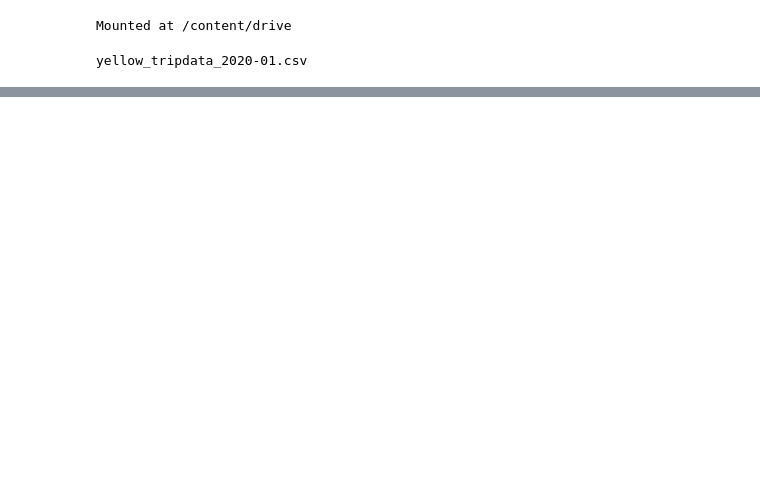
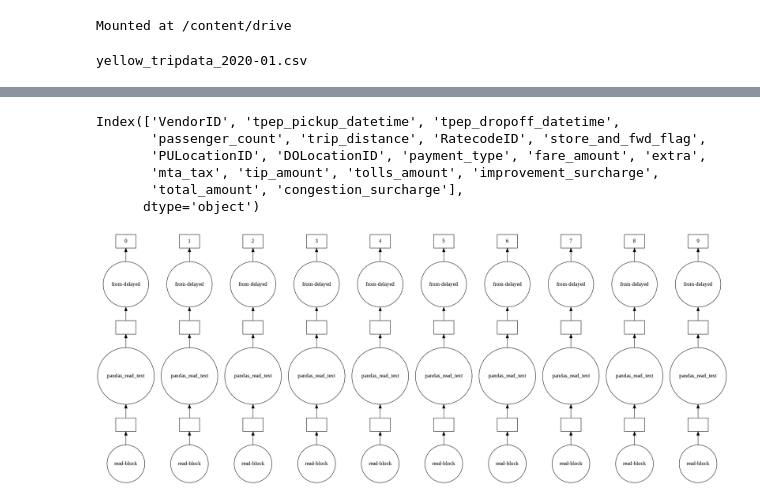
Before and after one commit to rj7shakya/mlpj, a Jupyter notebook: Taxi_Demand.ipynb, the cells around one changed output, grey strips where cells are left out. Saved outputs shown, nothing was run; the diff lists cells and outputs as text; code cells hidden in the pictures; blank space fills up the shorter version.

Commit message:
dask data preprocessing added

```diff
--- a/Taxi_Demand.ipynb
+++ b/Taxi_Demand.ipynb
@@ -12,0 +64,19 @@ yellow_tripdata_2020-01.csv
+# %%
+# data -- new york yellow taxi data
+
+month = dd.read_csv('/content/drive/My Drive/ml_data/yellow_tripdata_2020-01.csv',dtype={'RatecodeID': 'float64',
+       'VendorID': 'float64',
+       'passenger_count': 'float64',
+       'payment_type': 'float64'})
+month.columns
+# %% [output]
+Index(['VendorID', 'tpep_pickup_datetime', 'tpep_dropoff_datetime',
+       'passenger_count', 'trip_distance', 'RatecodeID', 'store_and_fwd_flag',
+       'PULocationID', 'DOLocationID', 'payment_type', 'fare_amount', 'extra',
+       'mta_tax', 'tip_amount', 'tolls_amount', 'improvement_surcharge',
+       'total_amount', 'congestion_surcharge'],
+      dtype='object')
+# %%
+month.visualize()
+# %% [output]
+[figure, added]
```
Also changed, not shown: parts of 10 cells of this notebook.
